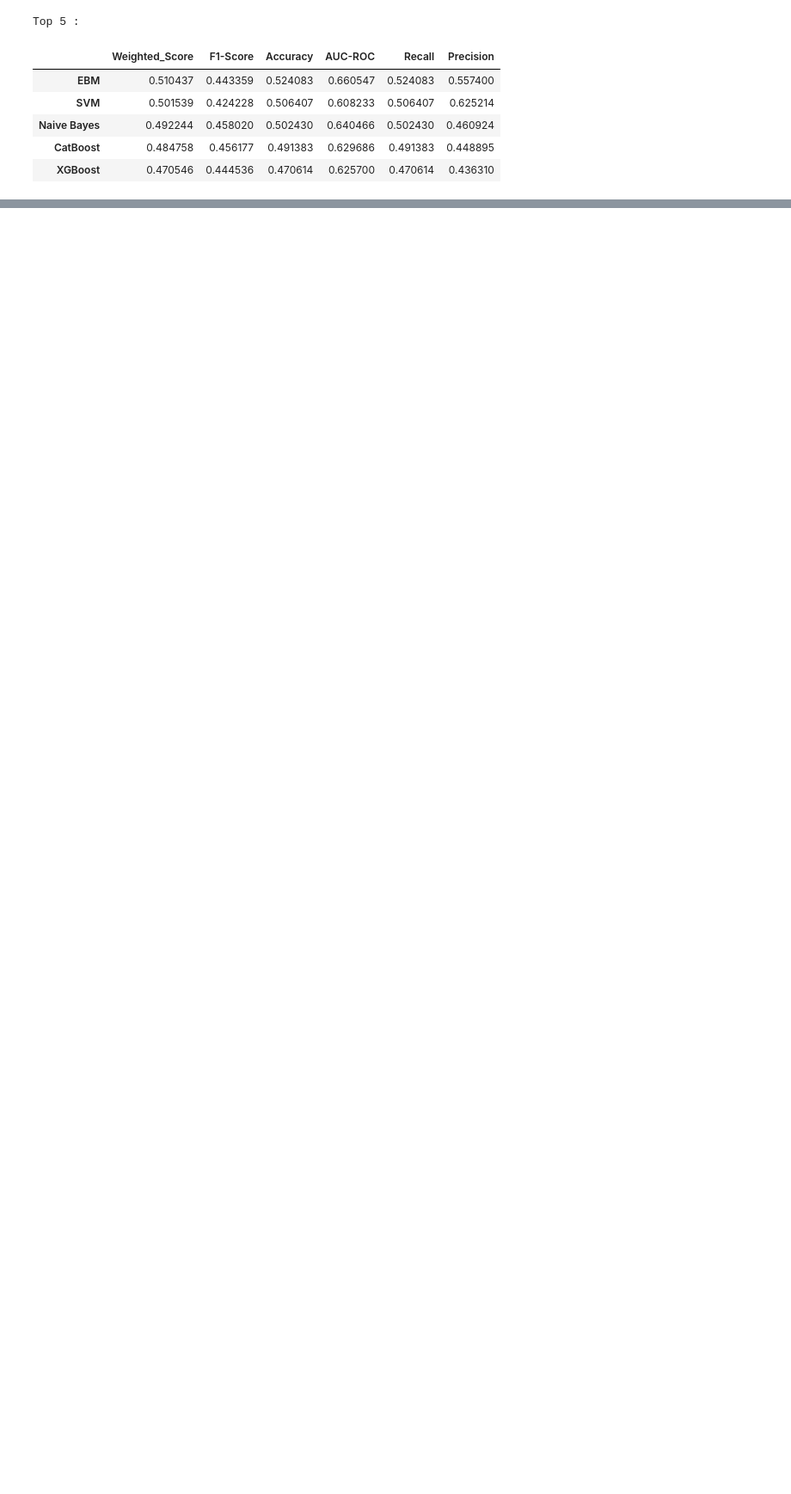
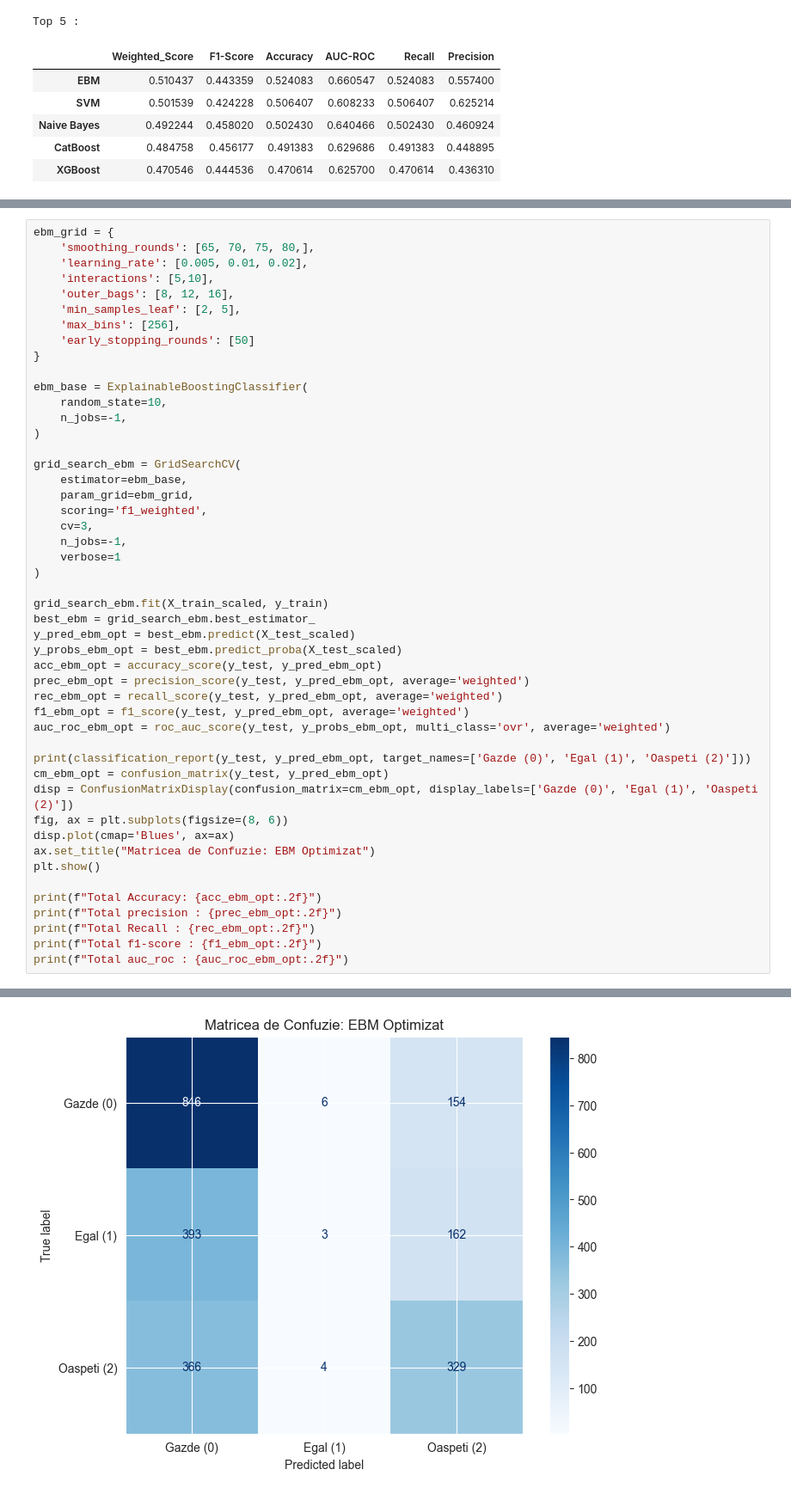
Before and after one commit to Technical-University-of-Cluj-Napoca/proiect-ml-RazvanBarna, a Jupyter notebook: Notebooks/Classification.ipynb, the cells around one changed output, grey strips where cells are left out. Shown at 86% size. Saved outputs shown, nothing was run; the diff lists cells and outputs as text; blank space fills up the shorter version.

```diff
--- a/Notebooks/Classification.ipynb
+++ b/Notebooks/Classification.ipynb
@@ -1040,0 +1061,49 @@ Top 5 :
+# %%
+ebm_grid = {
+    'smoothing_rounds': [65, 70, 75, 80,],
+    'learning_rate': [0.005, 0.01, 0.02],
+    'interactions': [5,10],
+    'outer_bags': [8, 12, 16],
+    'min_samples_leaf': [2, 5],
+    'max_bins': [256],
+    'early_stopping_rounds': [50]
+}
+
+ebm_base = ExplainableBoostingClassifier(
+    random_state=10,
+    n_jobs=-1,
+)
+
+grid_search_ebm = GridSearchCV(
+    estimator=ebm_base,
+    param_grid=ebm_grid,
+    scoring='f1_weighted',
+    cv=3,
+    n_jobs=-1,
+    verbose=1
+)
+
+grid_search_ebm.fit(X_train_scaled, y_train)
+best_ebm = grid_search_ebm.best_estimator_
+y_pred_ebm_opt = best_ebm.predict(X_test_scaled)
+y_probs_ebm_opt = best_ebm.predict_proba(X_test_scaled)
+acc_ebm_opt = accuracy_score(y_test, y_pred_ebm_opt)
+prec_ebm_opt = precision_score(y_test, y_pred_ebm_opt, average='weighted')
+rec_ebm_opt = recall_score(y_test, y_pred_ebm_opt, average='weighted')
+f1_ebm_opt = f1_score(y_test, y_pred_ebm_opt, average='weighted')
+auc_roc_ebm_opt = roc_auc_score(y_test, y_probs_ebm_opt, multi_class='ovr', average='weighted')
+
+print(classification_report(y_test, y_pred_ebm_opt, target_names=['Gazde (0)', 'Egal (1)', 'Oaspeti (2)']))
+cm_ebm_opt = confusion_matrix(y_test, y_pred_ebm_opt)
+disp = ConfusionMatrixDisplay(confusion_matrix=cm_ebm_opt, display_labels=['Gazde (0)', 'Egal (1)', 'Oaspeti (2)'])
+fig, ax = plt.subplots(figsize=(8, 6))
+disp.plot(cmap='Blues', ax=ax)
+ax.set_title("Matricea de Confuzie: EBM Optimizat")
+plt.show()
+
+print(f"Total Accuracy: {acc_ebm_opt:.2f}")
+print(f"Total precision : {prec_ebm_opt:.2f}")
+print(f"Total Recall : {rec_ebm_opt:.2f}")
+print(f"Total f1-score : {f1_ebm_opt:.2f}")
+print(f"Total auc_roc : {auc_roc_ebm_opt:.2f}")
+# %% [output]
@@ -1040,0 +1120 @@ Top 5 :
+[figure, added]
```
Also changed, not shown: parts of 36 cells of this notebook, 21 other files.
